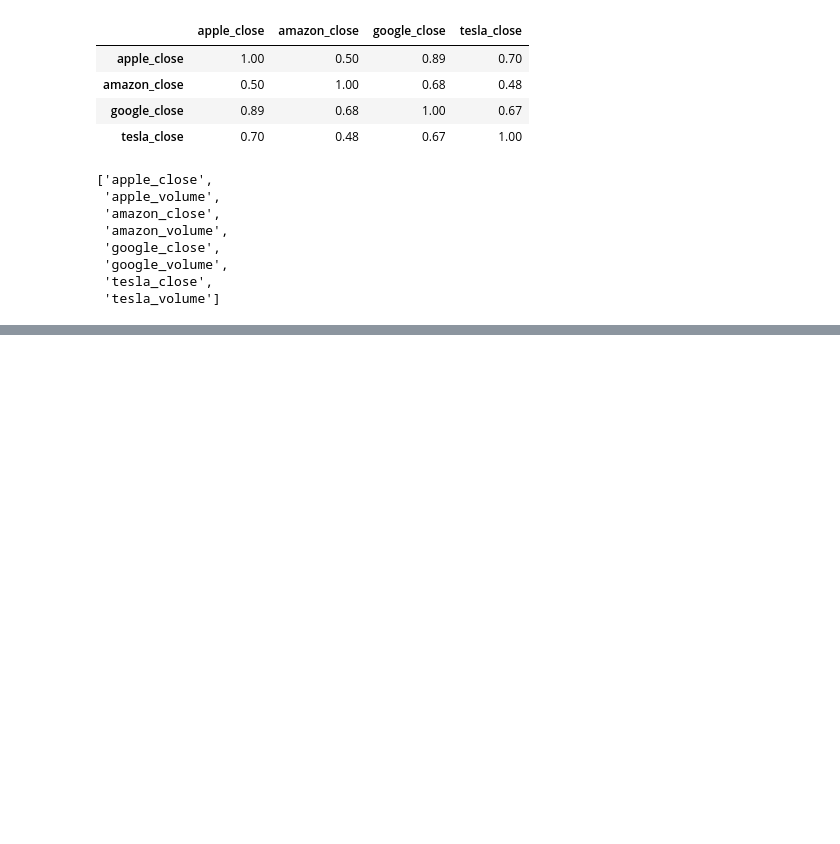
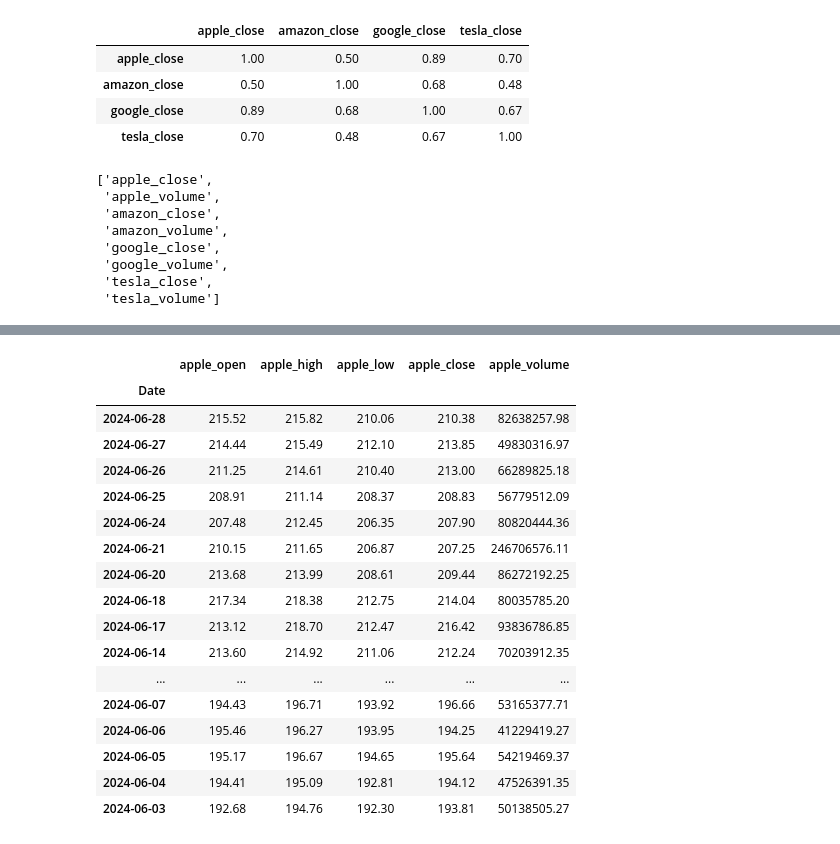
Before and after one commit to rafpank/Colab, a Jupyter notebook: data_science_bootcamp /wprowadzenie/04_1_laczenie_danych.ipynb, the cells around one changed output, grey strips where cells are left out. Saved outputs shown, nothing was run; the diff lists cells and outputs as text; code cells hidden in the pictures; blank space fills up the shorter version.

```diff
--- a/data_science_bootcamp /wprowadzenie/04_1_laczenie_danych.ipynb
+++ b/data_science_bootcamp /wprowadzenie/04_1_laczenie_danych.ipynb
@@ -152,0 +209,22 @@ closes
+# %%
+apple_06 = apple[(apple.index.month == 6) & (apple.index.year == 2024)]
+apple_06
+# %% [output]
+|  | apple_open | apple_high | apple_low | apple_close | apple_volume |
+| Date |  |  |  |  |  |
+| 2024-06-28 | 215.52 | 215.82 | 210.06 | 210.38 | 82638257.98 |
+| 2024-06-27 | 214.44 | 215.49 | 212.10 | 213.85 | 49830316.97 |
+| 2024-06-26 | 211.25 | 214.61 | 210.40 | 213.00 | 66289825.18 |
+| 2024-06-25 | 208.91 | 211.14 | 208.37 | 208.83 | 56779512.09 |
+| 2024-06-24 | 207.48 | 212.45 | 206.35 | 207.90 | 80820444.36 |
+| 2024-06-21 | 210.15 | 211.65 | 206.87 | 207.25 | 246706576.11 |
+| 2024-06-20 | 213.68 | 213.99 | 208.61 | 209.44 | 86272192.25 |
+| 2024-06-18 | 217.34 | 218.38 | 212.75 | 214.04 | 80035785.20 |
+| 2024-06-17 | 213.12 | 218.70 | 212.47 | 216.42 | 93836786.85 |
+| 2024-06-14 | 213.60 | 214.92 | 211.06 | 212.24 | 70203912.35 |
+| ... | ... | ... | ... | ... | ... |
+| 2024-06-07 | 194.43 | 196.71 | 193.92 | 196.66 | 53165377.71 |
+| 2024-06-06 | 195.46 | 196.27 | 193.95 | 194.25 | 41229419.27 |
+| 2024-06-05 | 195.17 | 196.67 | 194.65 | 195.64 | 54219469.37 |
+| 2024-06-04 | 194.41 | 195.09 | 192.81 | 194.12 | 47526391.35 |
+| 2024-06-03 | 192.68 | 194.76 | 192.30 | 193.81 | 50138505.27 |
```
Also changed, not shown: parts of 9 cells of this notebook.
